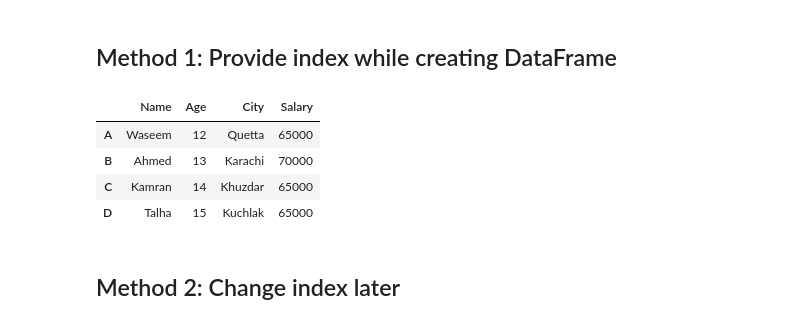
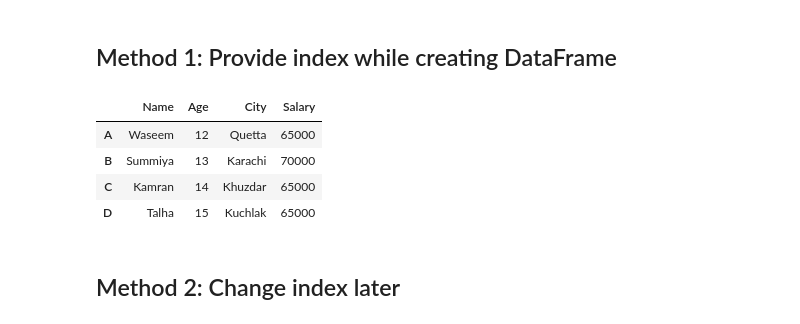
Before and after one commit to waseem-development/AI-NAVTTC, a Jupyter notebook: python/pandas/3_pandas_dataframes.ipynb, the cells around one changed output. Drawn from its saved outputs; the diff is of its cells as text; code cells hidden in the pictures.

Commit message:
Pandas DataFrames Columns actions

```diff
--- a/python/pandas/3_pandas_dataframes.ipynb
+++ b/python/pandas/3_pandas_dataframes.ipynb
@@ -45,18 +45,19 @@ pd.DataFrame(data_dict)
 # %%
 data_list = [
     ["Waseem", 12, "Quetta", 65000],
-    ["Ahmed", 13, "Karachi", 70000],
+    ["Summiya", 13, "Karachi", 70000],
     ["Kamran", 14, "Khuzdar", 65000],
     ["Talha", 15, "Kuchlak", 65000]
 ]
 columns = ["Name", "Age", "City", "Salary"]
 index_labels = ["A", "B", "C", "D"]
 data_list
-pd.DataFrame(data_list,  columns=columns, index=index_labels)
+df_01 = pd.DataFrame(data_list,  columns=columns, index=index_labels)
+df_01
 # %% [output]
 |  | Name | Age | City | Salary |
 | A | Waseem | 12 | Quetta | 65000 |
-| B | Ahmed | 13 | Karachi | 70000 |
+| B | Summiya | 13 | Karachi | 70000 |
 | C | Kamran | 14 | Khuzdar | 65000 |
 | D | Talha | 15 | Kuchlak | 65000 |
 # %% [markdown]
```
Also changed, not shown: parts of 11 cells of this notebook.
